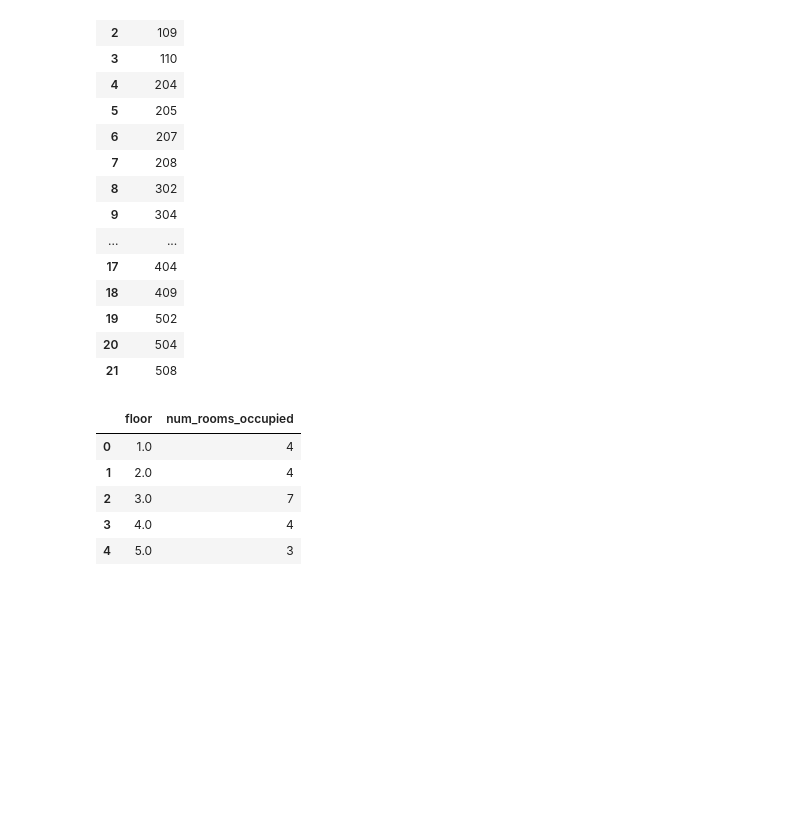
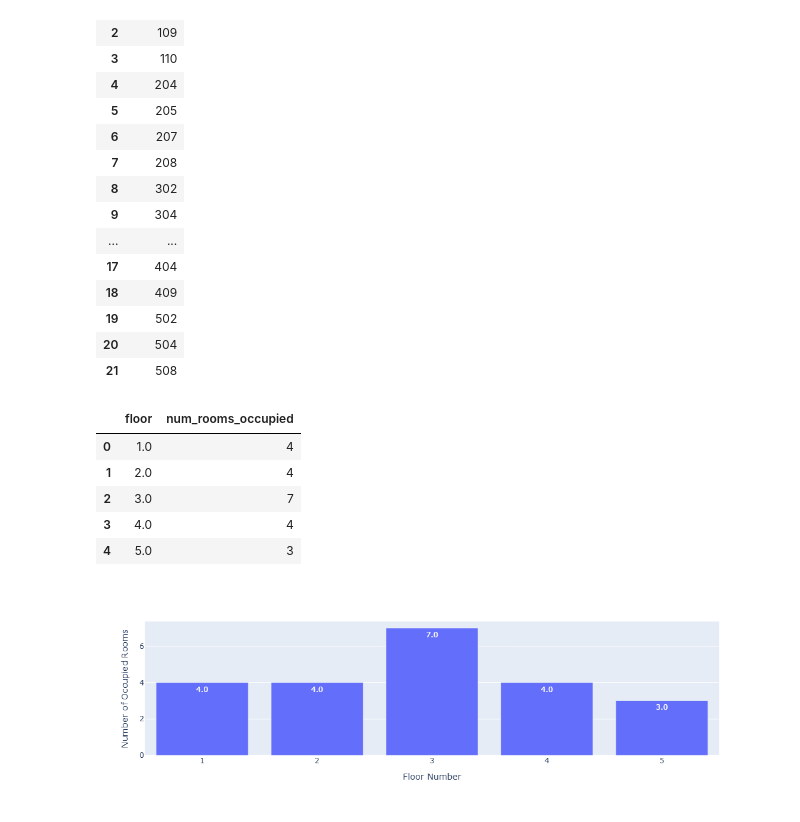
Before and after one commit to Chinaza-AhamNeze/Launch-Project-2, a Jupyter notebook: mySQLWorkbench.ipynb, the cells around one changed output. Saved outputs shown, nothing was run; the diff lists cells and outputs as text; code cells hidden in the pictures; blank space fills up the shorter version.

```diff
--- a/mySQLWorkbench.ipynb
+++ b/mySQLWorkbench.ipynb
@@ -181,3 +220,9 @@ result_df_6
 | 2 | 3.0 | 7 |
 | 3 | 4.0 | 4 |
 | 4 | 5.0 | 3 |
+# %%
+fig1 = px.bar(result_df_6, y='num_rooms_occupied', x = 'floor',
+              labels={"floor": "Floor Number", "num_rooms_occupied": "Number of Occupied Rooms"}, text_auto='.2s')
+fig1.show()
+# %% [output]
+[figure, added]
```
Also changed, not shown: parts of 3 cells of this notebook.
